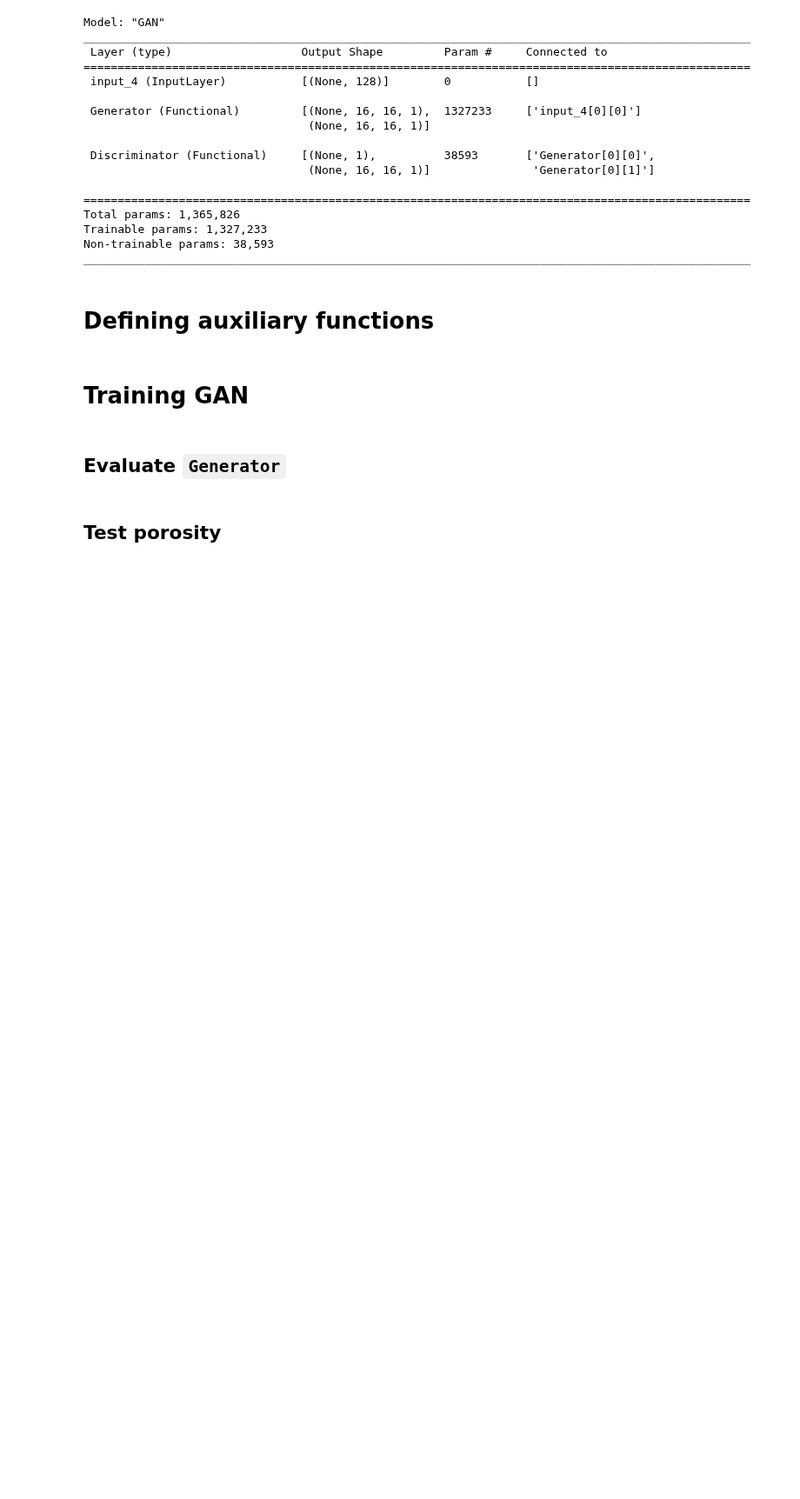
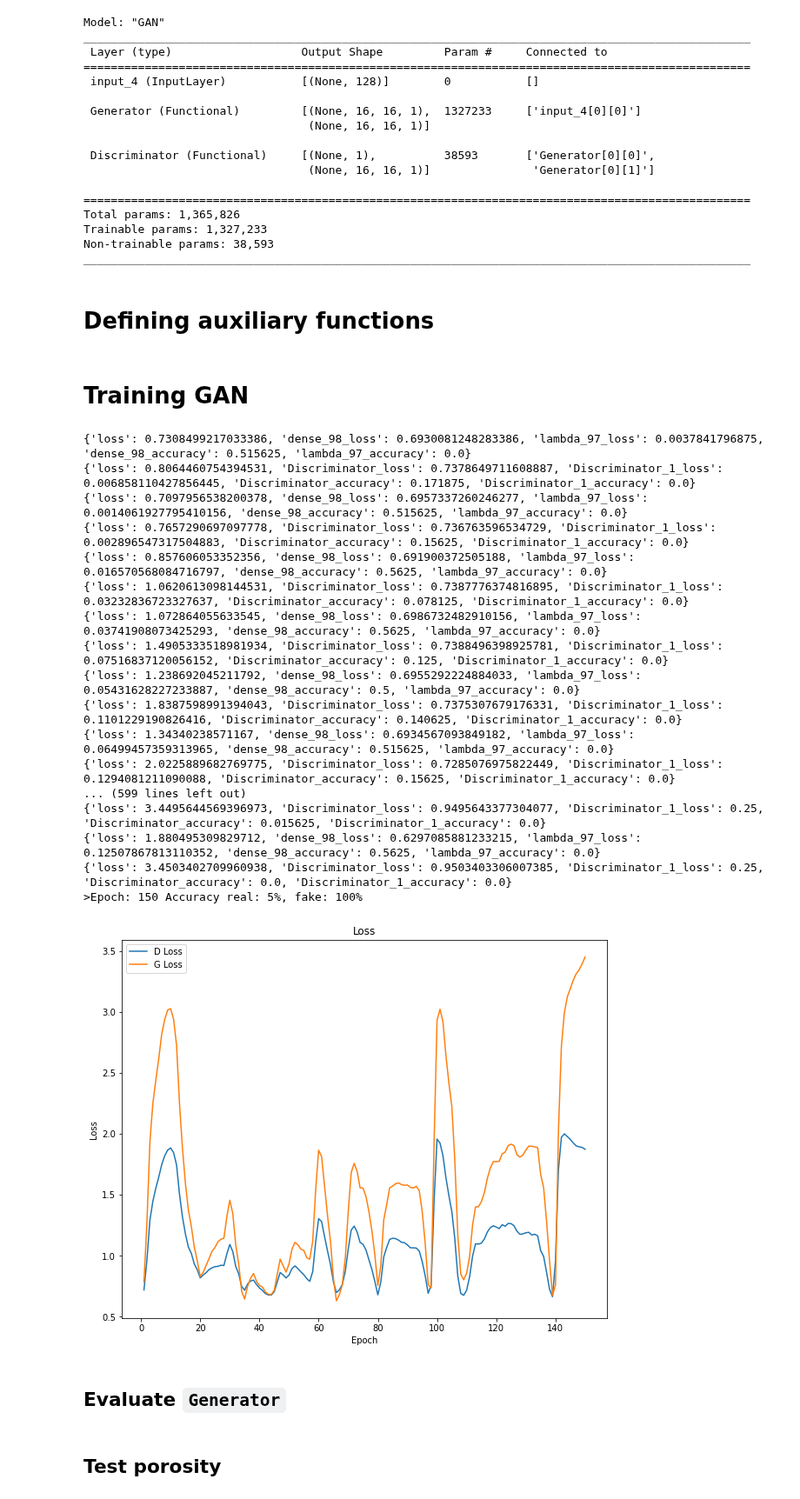
Before and after one commit to lucascbarbosa/INT, a Jupyter notebook: Manufatura Aditiva/Simulacao-GAN/Pipeline/3- Machine_learning/GAN/GAN.ipynb, the cells around one changed output. Shown at 87% size. Saved outputs shown, nothing was run; the diff lists cells and outputs as text; code cells hidden in the pictures; blank space fills up the shorter version.

```diff
--- a/Manufatura Aditiva/Simulacao-GAN/Pipeline/3- Machine_learning/GAN/GAN.ipynb
+++ b/Manufatura Aditiva/Simulacao-GAN/Pipeline/3- Machine_learning/GAN/GAN.ipynb
@@ -248,9 +248,9 @@ def summarize_performance(epoch,porosity,G_model, D_model, data, input_G, n_samp
 # Training GAN
 # %%
 batch_size = 64
-num_epochs = 50
+num_epochs = 150
 
-alpha = 10
+alpha = 1e-2
 lr = 1e-4
 porosity = 0.5
 
@@ -284,7 +284,6 @@ def train(G_model,D_model,GAN_model,alpha,lr,porosity,batch_size,num_epochs,plot
 
             D_losses_epoch.append(D_loss)
 
-
             X_GAN = generate_input_G(input_G, batch_size)
             y_GAN = np.ones((batch_size, 1))
 
@@ -293,40 +292,59 @@ def train(G_model,D_model,GAN_model,alpha,lr,porosity,batch_size,num_epochs,plot
                 G_loss = G_loss[0]
             else:
                 G_loss= GAN_model.train_on_batch(x=X_GAN, y=[y_GAN,porosity*np.ones(X.shape)],return_dict=True)
-                # print(G_loss)
+                print(G_loss)
                 G_loss = G_loss['loss']
 
             G_losses_epoch.append(G_loss)
-            print('>%d, %d/%d, D_loss=%.3f, G_loss=%.3f' % (i+1, j+1, batch_per_epoch,  D_loss, G_loss))
+            # print('>%d, %d/%d, D_loss=%.3f, G_loss=%.3f' % (i+1, j+1, batch_per_epoch,  D_loss, G_loss))
 
         if (i+1) % 10 == 0:
-            summarize_performance(i,porosity,G_model,D_model,X_good,input_G)
-
+            acc_real,acc_fake = summarize_performance(i+1,porosity,G_model,D_model,X_good,input_G)
+            print('>Epoch: %i Accuracy real: %.0f%%, fake: %.0f%%' % (i+1,acc_real*100, acc_fake*100))
 
         G_losses.append(G_losses_epoch)
         D_losses.append(D_losses_epoch)
 
         # if i == num_epochs-5:
         #     G_best = G_model
 
     G_losses = np.array(G_losses)
     D_losses = np.array(D_losses)
 
     if plot:
         fig = plt.figure()
         fig.set_size_inches((10,8))
         plt.plot(list(range(1,num_epochs+1)),np.mean(D_losses,axis=1),label='D Loss')
         plt.title('Loss')
         plt.ylabel('Loss')
         plt.xlabel('Epoch')
         plt.plot(list(range(1,num_epochs+1)),np.mean(G_losses,axis=1),label='G Loss')
         plt.legend()
         plt.show()
 
     return G_model
 
 
-G_best = train(G,D,GAN,alpha,lr,porosity,batch_size,num_epochs,True,False)
+G_best = train(G,D,GAN,alpha,lr,porosity,batch_size,num_epochs,plot=True,verbose=False)
+# %% [output]
+{'loss': 0.7308499217033386, 'dense_98_loss': 0.6930081248283386, 'lambda_97_loss': 0.0037841796875, 'dense_98_accuracy': 0.515625, 'lambda_97_accuracy': 0.0}
+{'loss': 0.8064460754394531, 'Discriminator_loss': 0.7378649711608887, 'Discriminator_1_loss': 0.006858110427856445, 'Discriminator_accuracy': 0.171875, 'Discriminator_1_accuracy': 0.0}
+{'loss': 0.7097956538200378, 'dense_98_loss': 0.6957337260246277, 'lambda_97_loss': 0.0014061927795410156, 'dense_98_accuracy': 0.515625, 'lambda_97_accuracy': 0.0}
+{'loss': 0.7657290697097778, 'Discriminator_loss': 0.736763596534729, 'Discriminator_1_loss': 0.002896547317504883, 'Discriminator_accuracy': 0.15625, 'Discriminator_1_accuracy': 0.0}
+{'loss': 0.857606053352356, 'dense_98_loss': 0.691900372505188, 'lambda_97_loss': 0.016570568084716797, 'dense_98_accuracy': 0.5625, 'lambda_97_accuracy': 0.0}
+{'loss': 1.0620613098144531, 'Discriminator_loss': 0.7387776374816895, 'Discriminator_1_loss': 0.03232836723327637, 'Discriminator_accuracy': 0.078125, 'Discriminator_1_accuracy': 0.0}
+{'loss': 1.072864055633545, 'dense_98_loss': 0.6986732482910156, 'lambda_97_loss': 0.03741908073425293, 'dense_98_accuracy': 0.5625, 'lambda_97_accuracy': 0.0}
+{'loss': 1.4905333518981934, 'Discriminator_loss': 0.7388496398925781, 'Discriminator_1_loss': 0.07516837120056152, 'Discriminator_accuracy': 0.125, 'Discriminator_1_accuracy': 0.0}
+{'loss': 1.238692045211792, 'dense_98_loss': 0.6955292224884033, 'lambda_97_loss': 0.05431628227233887, 'dense_98_accuracy': 0.5, 'lambda_97_accuracy': 0.0}
+{'loss': 1.8387598991394043, 'Discriminator_loss': 0.7375307679176331, 'Discriminator_1_loss': 0.1101229190826416, 'Discriminator_accuracy': 0.140625, 'Discriminator_1_accuracy': 0.0}
+{'loss': 1.34340238571167, 'dense_98_loss': 0.6934567093849182, 'lambda_97_loss': 0.06499457359313965, 'dense_98_accuracy': 0.515625, 'lambda_97_accuracy': 0.0}
+{'loss': 2.0225889682769775, 'Discriminator_loss': 0.7285076975822449, 'Discriminator_1_loss': 0.1294081211090088, 'Discriminator_accuracy': 0.15625, 'Discriminator_1_accuracy': 0.0}
+... (599 lines left out)
+{'loss': 3.4495644569396973, 'Discriminator_loss': 0.9495643377304077, 'Discriminator_1_loss': 0.25, 'Discriminator_accuracy': 0.015625, 'Discriminator_1_accuracy': 0.0}
+{'loss': 1.880495309829712, 'dense_98_loss': 0.6297085881233215, 'lambda_97_loss': 0.12507867813110352, 'dense_98_accuracy': 0.5625, 'lambda_97_accuracy': 0.0}
+{'loss': 3.4503402709960938, 'Discriminator_loss': 0.9503403306007385, 'Discriminator_1_loss': 0.25, 'Discriminator_accuracy': 0.0, 'Discriminator_1_accuracy': 0.0}
+>Epoch: 150 Accuracy real: 5%, fake: 100%
+[figure, added]
 # %% [markdown]
 ## Evaluate `Generator`
 # %% [markdown]
```
Also changed, not shown: parts of 6 cells of this notebook.
